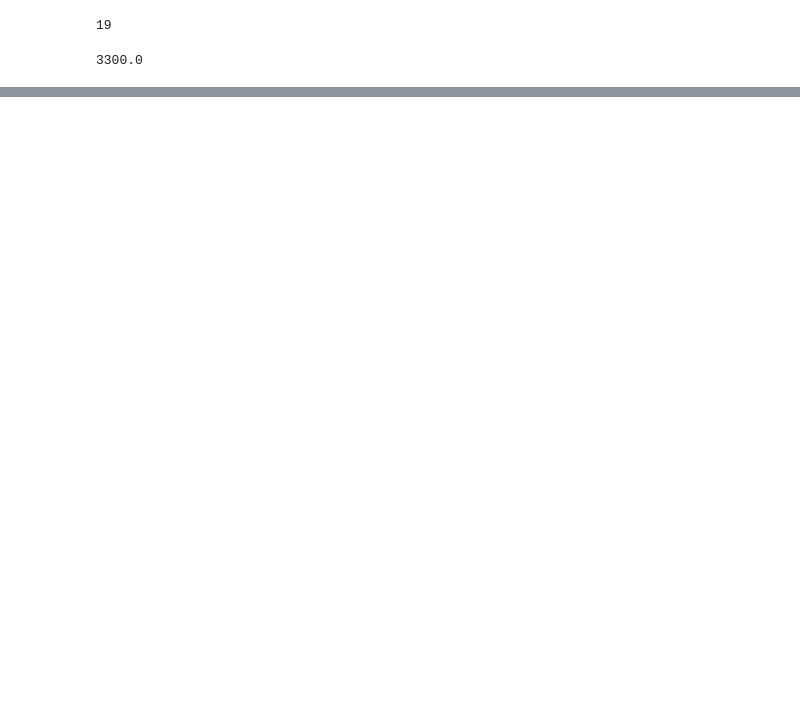
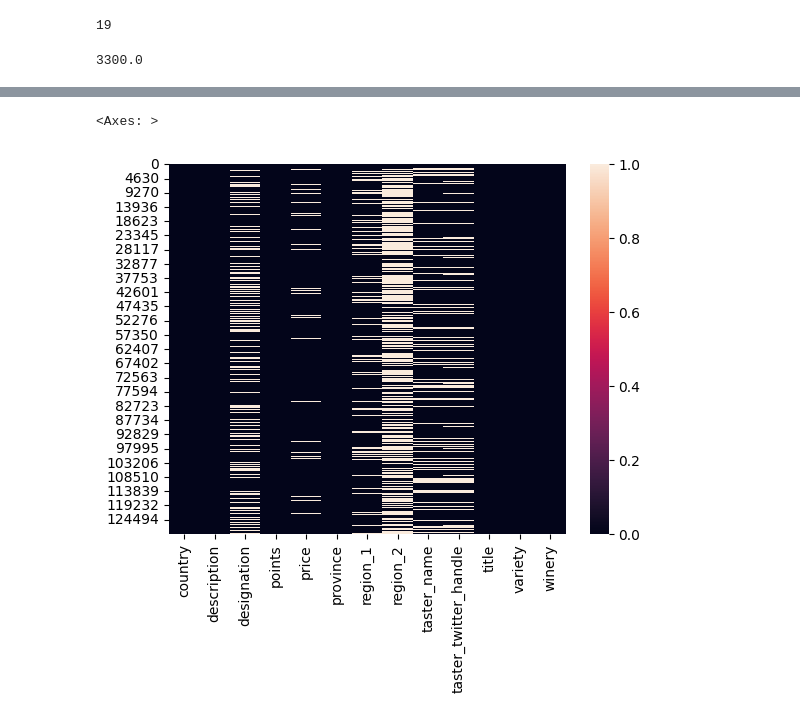
Before and after one commit to schdlr50/SF_EDA_1, a Jupyter notebook: EDA_1.ipynb, the cells around one changed output, grey strips where cells are left out. Saved outputs shown, nothing was run; the diff lists cells and outputs as text; code cells hidden in the pictures; blank space fills up the shorter version.

```diff
--- a/EDA_1.ipynb
+++ b/EDA_1.ipynb
@@ -57,0 +124,5 @@ dtype: int64
+# %%
+sns.heatmap(data.isnull())
+# %% [output]
+<Axes: >
+[figure, added]
```
Also changed, not shown: parts of 19 cells of this notebook, 1 other file.
